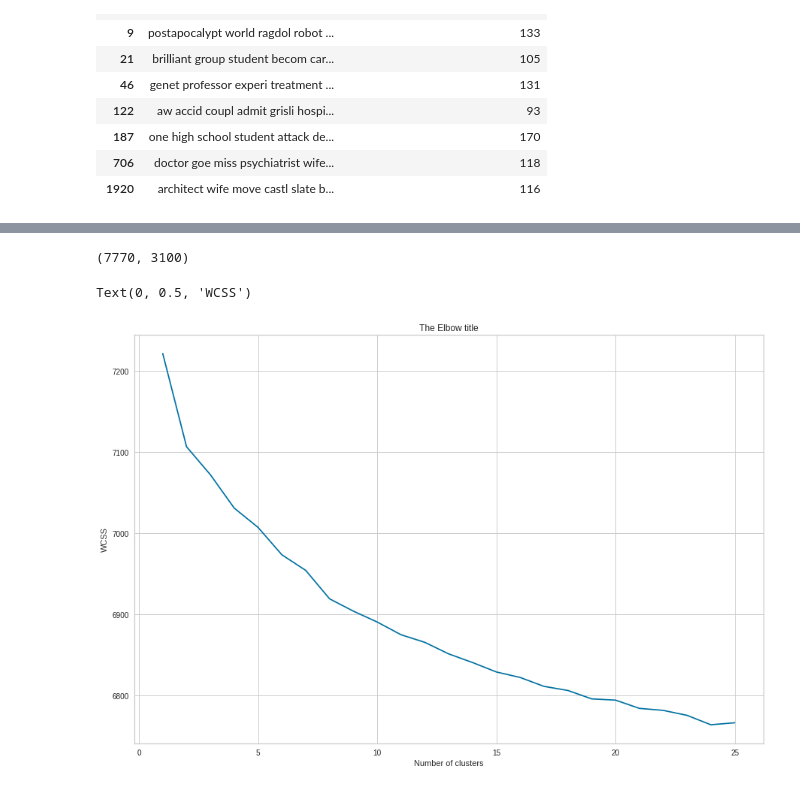
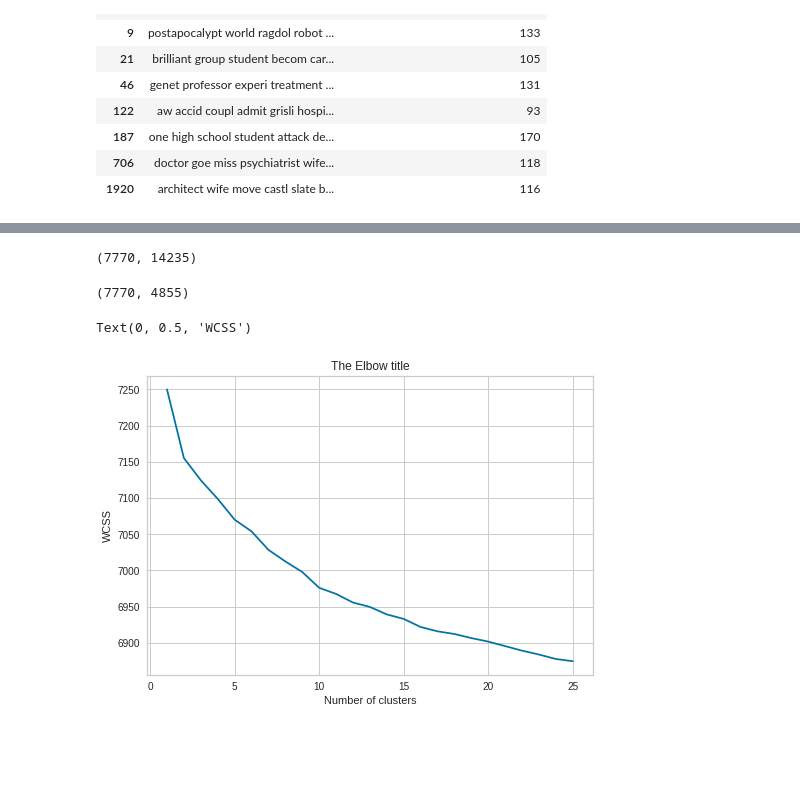
Before and after one commit to akifkashif/Netflix-Movies-and-TV-shows-Clustering-Project, a Jupyter notebook: NETFLIX_MOVIES_AND_TV_SHOWS_CLUSTERING.ipynb, the cells around one changed output, grey strips where cells are left out. Cells and saved outputs as stored; diff of their text form; code cells hidden in the pictures; blank space fills up the shorter version.

```diff
--- a/NETFLIX_MOVIES_AND_TV_SHOWS_CLUSTERING.ipynb
+++ b/NETFLIX_MOVIES_AND_TV_SHOWS_CLUSTERING.ipynb
@@ -775,0 +768,2 @@ X_tfidf.shape
+# %%
+X =data.Filtered_data
@@ -776,28 +786,37 @@ X_tfidf.shape
+# %%
+
+t_vectorizer = TfidfVectorizer(max_features=20000)
+X= t_vectorizer.fit_transform(X)
+# %%
+
+print(X.shape)
+# %% [output]
+(7770, 14235)
 # %%
 from sklearn.decomposition import PCA
 pca_tuned = PCA(n_components=0.95)
-pca_tuned.fit(X)
-X = pca_tuned.transform(X)
-X.shape
+pca_tuned.fit(X.toarray())
+X_transformed = pca_tuned.transform(X.toarray())
+X_transformed.shape
 # %% [output]
-(7770, 3100)
+(7770, 4855)
 # %%
 from sklearn.cluster import KMeans
 wcss=[]
 for i in range(1,26):
   kmeans = KMeans(i)
-  kmeans.fit(X)
+  kmeans.fit(X_transformed)
   wcss_iter = kmeans.inertia_
   wcss.append(wcss_iter)
 
 number_clusters = range(1,26)
 plt.plot(number_clusters,wcss)
 plt.title('The Elbow title')
 plt.xlabel('Number of clusters')
 plt.ylabel('WCSS')
 # %% [output]
 Text(0, 0.5, 'WCSS')
-[figure, old version]
+[figure, new version]
 # %%
 from sklearn.datasets import make_blobs
 from sklearn.cluster import KMeans
```
Also changed, not shown: parts of 15 cells of this notebook.
